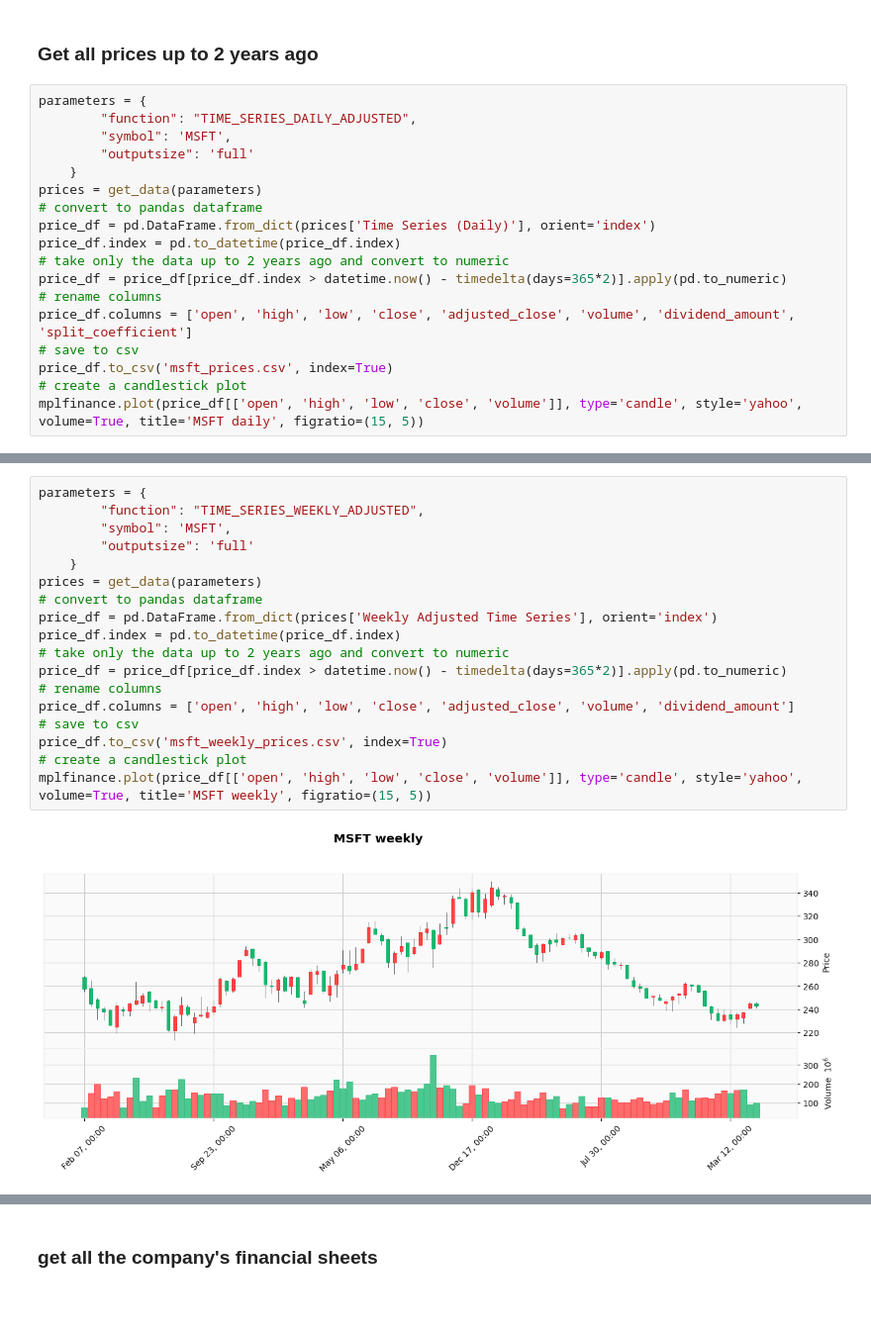
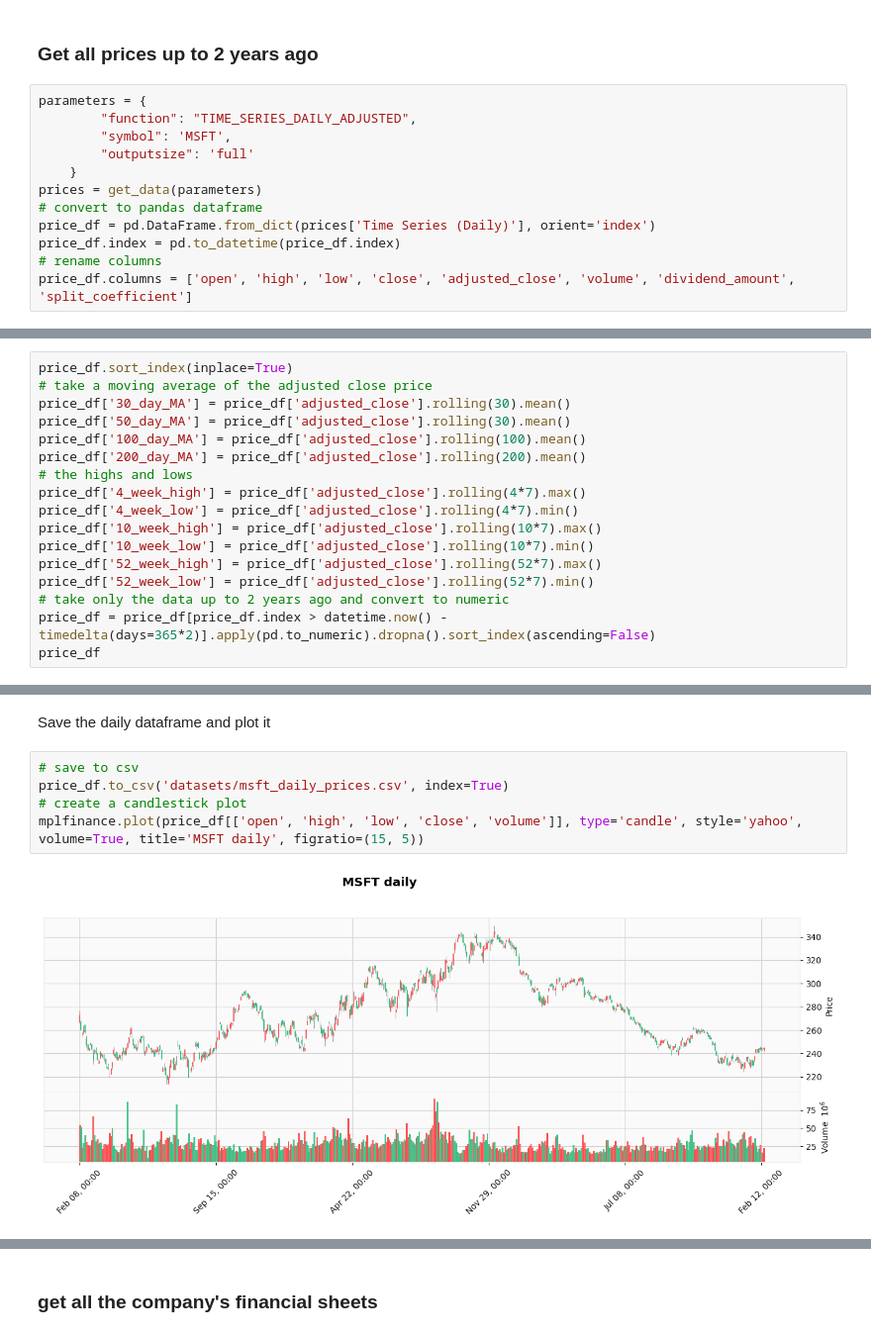
Before and after one commit to DavidPeleg6/Financial_News_Sentiments, a Jupyter notebook: baseline_analysis/msft_analysis.ipynb, the cells around one changed output, grey strips where cells are left out. Shown at 99% size. Saved outputs shown, nothing was run; the diff lists cells and outputs as text; blank space fills up the shorter version.

```diff
--- a/baseline_analysis/msft_analysis.ipynb
+++ b/baseline_analysis/msft_analysis.ipynb
@@ -78,11 +80,5 @@ prices = get_data(parameters)
 # convert to pandas dataframe
 price_df = pd.DataFrame.from_dict(prices['Time Series (Daily)'], orient='index')
 price_df.index = pd.to_datetime(price_df.index)
-# take only the data up to 2 years ago and convert to numeric
-price_df = price_df[price_df.index > datetime.now() - timedelta(days=365*2)].apply(pd.to_numeric)
 # rename columns
 price_df.columns = ['open', 'high', 'low', 'close', 'adjusted_close', 'volume', 'dividend_amount', 'split_coefficient']
-# save to csv
-price_df.to_csv('msft_prices.csv', index=True)
-# create a candlestick plot
-mplfinance.plot(price_df[['open', 'high', 'low', 'close', 'volume']], type='candle', style='yahoo', volume=True, title='MSFT daily', figratio=(15, 5))
@@ -92,0 +87,17 @@ mplfinance.plot(price_df[['open', 'high', 'low', 'close', 'volume']], type='cand
+# %%
+price_df.sort_index(inplace=True)
+# take a moving average of the adjusted close price
+price_df['30_day_MA'] = price_df['adjusted_close'].rolling(30).mean()
+price_df['50_day_MA'] = price_df['adjusted_close'].rolling(30).mean()
+price_df['100_day_MA'] = price_df['adjusted_close'].rolling(100).mean()
+price_df['200_day_MA'] = price_df['adjusted_close'].rolling(200).mean()
+# the highs and lows
+price_df['4_week_high'] = price_df['adjusted_close'].rolling(4*7).max()
+price_df['4_week_low'] = price_df['adjusted_close'].rolling(4*7).min()
+price_df['10_week_high'] = price_df['adjusted_close'].rolling(10*7).max()
+price_df['10_week_low'] = price_df['adjusted_close'].rolling(10*7).min()
+price_df['52_week_high'] = price_df['adjusted_close'].rolling(52*7).max()
+price_df['52_week_low'] = price_df['adjusted_close'].rolling(52*7).min()
+# take only the data up to 2 years ago and convert to numeric
+price_df = price_df[price_df.index > datetime.now() - timedelta(days=365*2)].apply(pd.to_numeric).dropna().sort_index(ascending=False)
+price_df
@@ -93,20 +118,9 @@ mplfinance.plot(price_df[['open', 'high', 'low', 'close', 'volume']], type='cand
+# %% [markdown]
+Save the daily dataframe and plot it
 # %%
-parameters = {
-        "function": "TIME_SERIES_WEEKLY_ADJUSTED",
-        "symbol": 'MSFT',
-        "outputsize": 'full'
-    }
-prices = get_data(parameters)
-# convert to pandas dataframe
-price_df = pd.DataFrame.from_dict(prices['Weekly Adjusted Time Series'], orient='index')
-price_df.index = pd.to_datetime(price_df.index)
-# take only the data up to 2 years ago and convert to numeric
-price_df = price_df[price_df.index > datetime.now() - timedelta(days=365*2)].apply(pd.to_numeric)
-# rename columns
-price_df.columns = ['open', 'high', 'low', 'close', 'adjusted_close', 'volume', 'dividend_amount']
 # save to csv
-price_df.to_csv('msft_weekly_prices.csv', index=True)
+price_df.to_csv('datasets/msft_daily_prices.csv', index=True)
 # create a candlestick plot
-mplfinance.plot(price_df[['open', 'high', 'low', 'close', 'volume']], type='candle', style='yahoo', volume=True, title='MSFT weekly', figratio=(15, 5))
+mplfinance.plot(price_df[['open', 'high', 'low', 'close', 'volume']], type='candle', style='yahoo', volume=True, title='MSFT daily', figratio=(15, 5))
 # %% [output]
-[figure, old version]
+[figure, new version]
```
Also changed, not shown: parts of 41 cells of this notebook, 14 other files.
